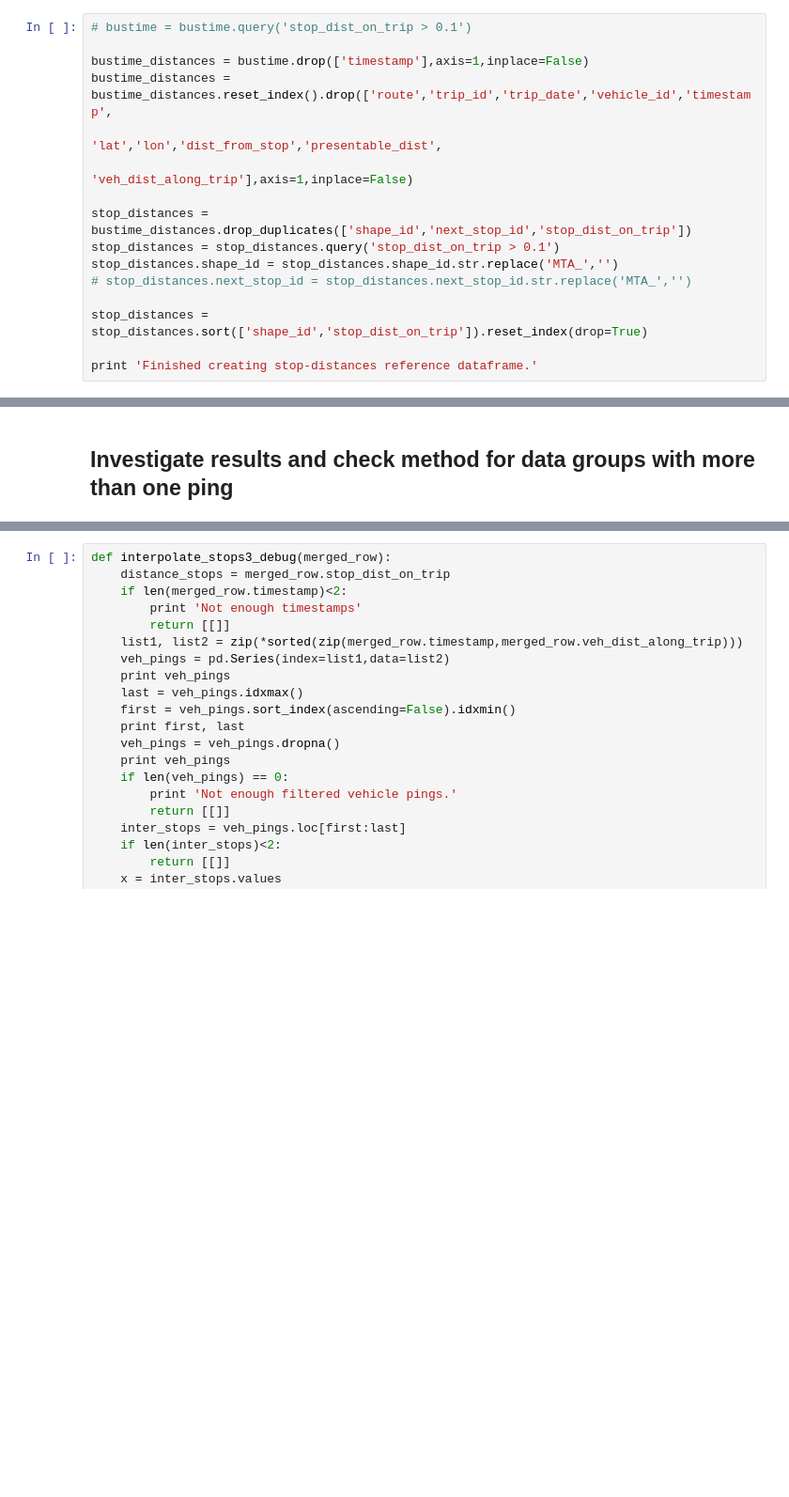
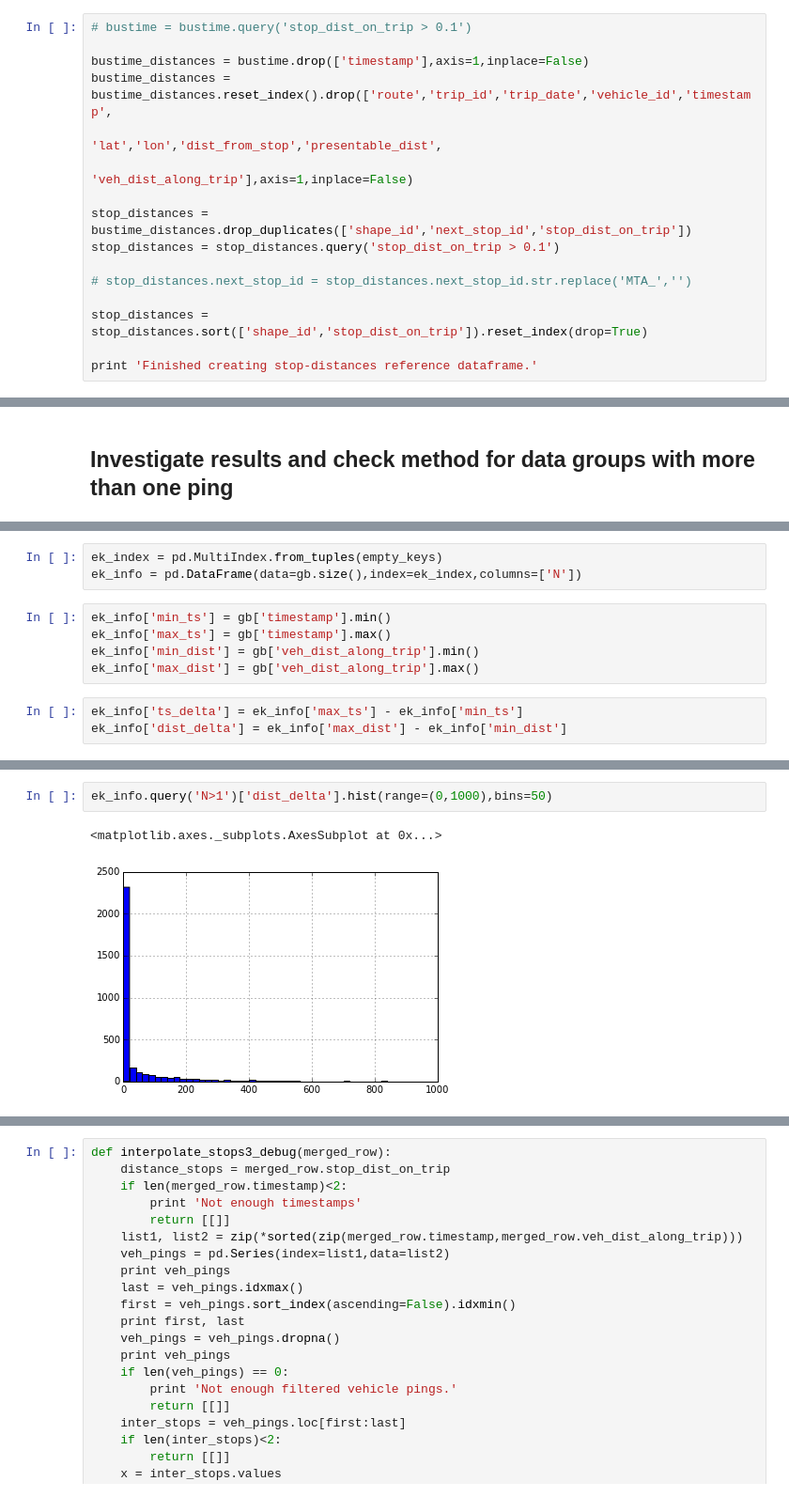
Before and after one commit to sarangof/Bus-Capstone, a Jupyter notebook: interpolation_scale_test.ipynb, the cells around one changed output, grey strips where cells are left out. Shown: that part at 94% size. Cells and saved outputs as stored; diff of their text form; blank space fills up the shorter version.

```diff
--- a/interpolation_scale_test.ipynb
+++ b/interpolation_scale_test.ipynb
@@ -170,7 +171,7 @@ bustime_distances = bustime_distances.reset_index().drop(['route','trip_id','tri
 
 stop_distances = bustime_distances.drop_duplicates(['shape_id','next_stop_id','stop_dist_on_trip'])
 stop_distances = stop_distances.query('stop_dist_on_trip > 0.1')
-stop_distances.shape_id = stop_distances.shape_id.str.replace('MTA_','')
+
 # stop_distances.next_stop_id = stop_distances.next_stop_id.str.replace('MTA_','')
 
 stop_distances = stop_distances.sort(['shape_id','stop_dist_on_trip']).reset_index(drop=True)
@@ -300,3 +322,14 @@ Number of trips with valid interpolation
 9681
 Average number of estimates per trip
 31.6856063319
+# %%
+ek_index = pd.MultiIndex.from_tuples(empty_keys)
+ek_info = pd.DataFrame(data=gb.size(),index=ek_index,columns=['N'])
+# %%
+ek_info['min_ts'] = gb['timestamp'].min()
+ek_info['max_ts'] = gb['timestamp'].max()
+ek_info['min_dist'] = gb['veh_dist_along_trip'].min()
+ek_info['max_dist'] = gb['veh_dist_along_trip'].max()
+# %%
+ek_info['ts_delta'] = ek_info['max_ts'] - ek_info['min_ts']
+ek_info['dist_delta'] = ek_info['max_dist'] - ek_info['min_dist']
@@ -302,0 +356,5 @@ Average number of estimates per trip
+# %%
+ek_info.query('N>1')['dist_delta'].hist(range=(0,1000),bins=50)
+# %% [output]
+<matplotlib.axes._subplots.AxesSubplot at 0x...>
+[figure, added]
```
Also changed, not shown: parts of 9 cells of this notebook, 2 other files.
